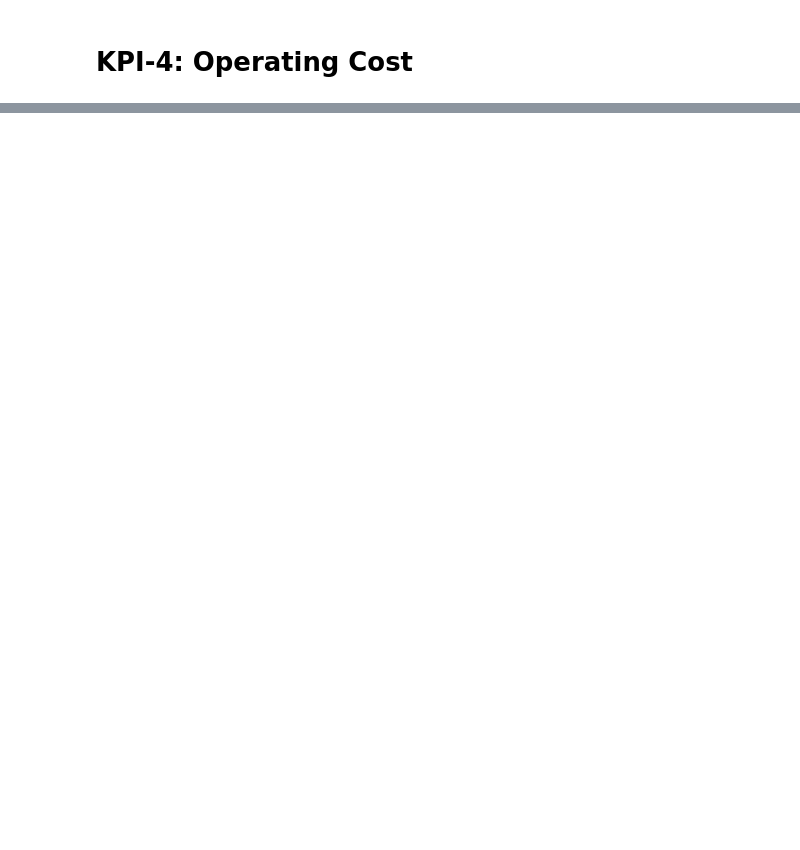
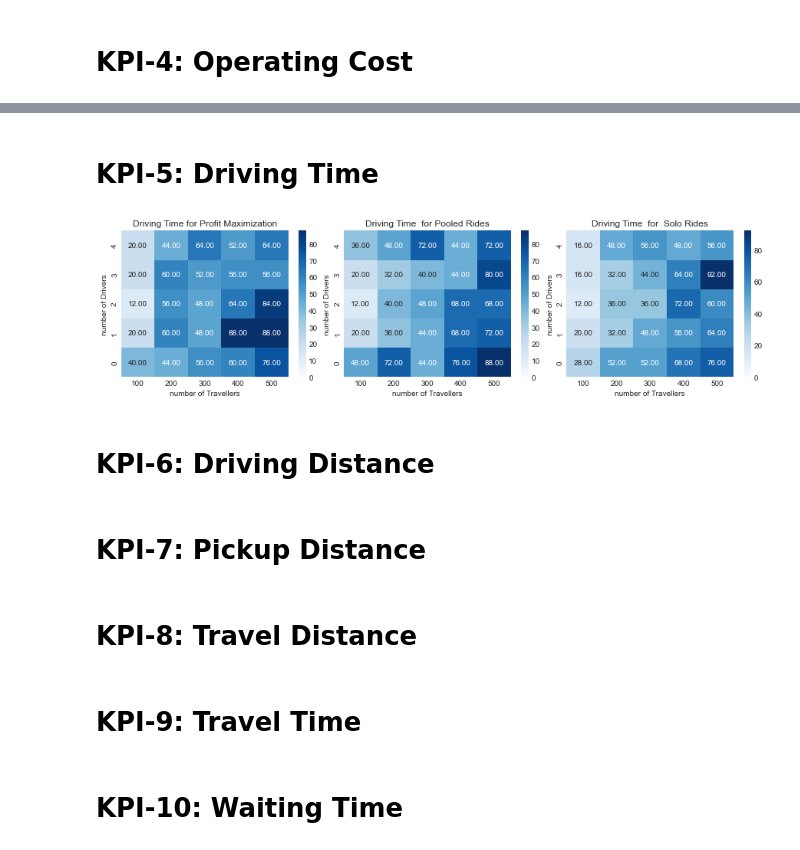
Before and after one commit to Jagiellonian-University/MaaSSim, a Jupyter notebook: docs/tutorials/Simulation-Plotting.ipynb, the cells around one changed output, grey strips where cells are left out. Cells and saved outputs as stored; diff of their text form; code cells hidden in the pictures; blank space fills up the shorter version.

```diff
--- a/docs/tutorials/Simulation-Plotting.ipynb
+++ b/docs/tutorials/Simulation-Plotting.ipynb
@@ -130,0 +175,73 @@ plt.show()
+# %% [markdown]
+# KPI-5: Driving Time
+# %%
+import matplotlib.pyplot as plt
+import numpy as np
+import pandas as pd
+import seaborn as sns
+
+plt.style.use('seaborn-whitegrid')
+font = {'size'   : 10}
+
+
+plt.rcParams["figure.figsize"] = [12.50, 3.50]
+plt.rcParams["figure.autolayout"] = True
+
+solo = pd.read_csv('D:/Development/GitHub-ProjectV2.0/MaaSSim/docs/tutorials/Results/Simulation/Driver/KPI-5-DrivingTime/DT_Solo-Rides.csv')
+solo=solo.drop('0',axis='columns')
+
+profitmax =pd.read_csv('D:/Development/GitHub-ProjectV2.0/MaaSSim/docs/tutorials/Results/Simulation/Driver/KPI-5-DrivingTime/DT_Profit-Maximization.csv')
+profitmax=profitmax.drop('0',axis='columns')
+
+pooled =pd.read_csv('D:/Development/GitHub-ProjectV2.0/MaaSSim/docs/tutorials/Results/Simulation/Driver/KPI-5-DrivingTime/DT_Pooled-Rides.csv')
+pooled=pooled.drop('0',axis='columns')
+
+
+for col in solo.columns:
+    solo[col]=solo[col]//3600*4
+   # data.head()
+
+for col in profitmax.columns:
+    profitmax[col]=profitmax[col]//3600*4
+    #data1.head()
+
+
+for col in pooled.columns:
+    pooled[col]=pooled[col]//3600*4
+   # data2.head()
+
+
+
+fig, (ax1, ax2, ax3) = plt.subplots(ncols=3)
+fig.subplots_adjust(wspace=1.01)
+
+#sns.heatmap(veh_kpis, cmap="Blues", ax = axes[1], square = True, cbar = True, cbar_ax = cbar_ax)
+
+s = sns.heatmap(profitmax, annot=True,  fmt=".2f", cmap='Blues', ax=ax1, vmin=0)
+s.set(xlabel='number of Travellers', ylabel='number of Drivers', title = 'Driving Time for Profit Maximization')
+s.invert_yaxis()
+s = sns.heatmap(pooled, annot=True, fmt=".2f", cmap='Blues', ax=ax2, vmin=0)
+s.set(xlabel='number of Travellers', ylabel='number of Drivers', title = 'Driving Time  for Pooled Rides')
+s.invert_yaxis()
+s = sns.heatmap(solo, annot=True, fmt=".2f", cmap='Blues', ax=ax3,  vmin=0)
+s.set(xlabel='number of Travellers', ylabel='number of Drivers', title = 'Driving Time  for  Solo Rides')
+s.invert_yaxis()
+txt="I need the caption to be present a little below X-axis"
+#ax3.yaxis.tick_right()
+
+#veh_kpis[]
+fig.subplots_adjust(wspace=0.001)
+plt.show()
+#fig.savefig('ServiceRate.png', dpi=600)
+# %% [output]
+[figure, added]
+# %% [markdown]
+# KPI-6: Driving Distance
+# %% [markdown]
+# KPI-7: Pickup Distance
+# %% [markdown]
+# KPI-8: Travel Distance
+# %% [markdown]
+# KPI-9: Travel Time
+# %% [markdown]
+# KPI-10: Waiting Time
```
Also changed, not shown: parts of 3 cells of this notebook, 21 other files.
